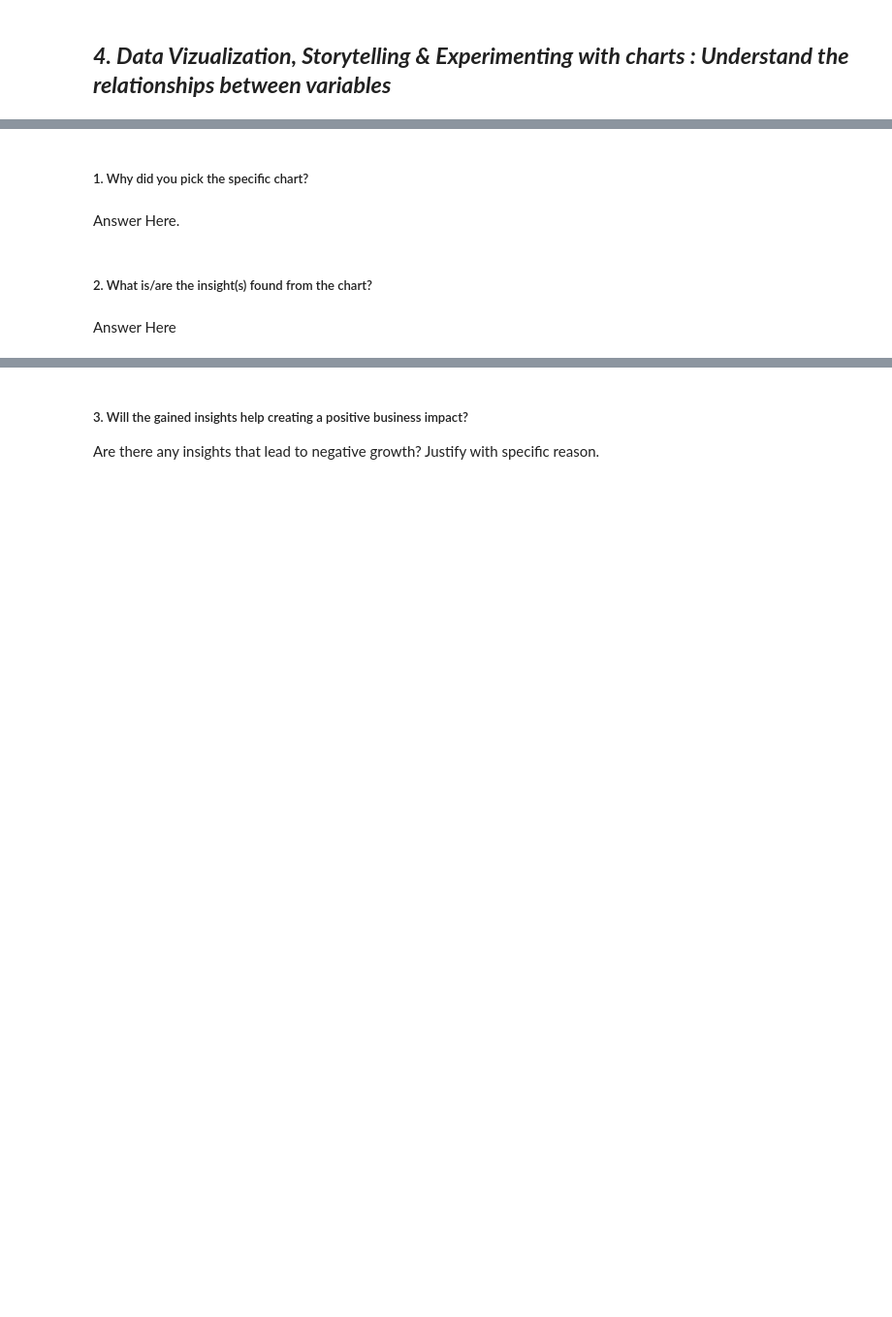
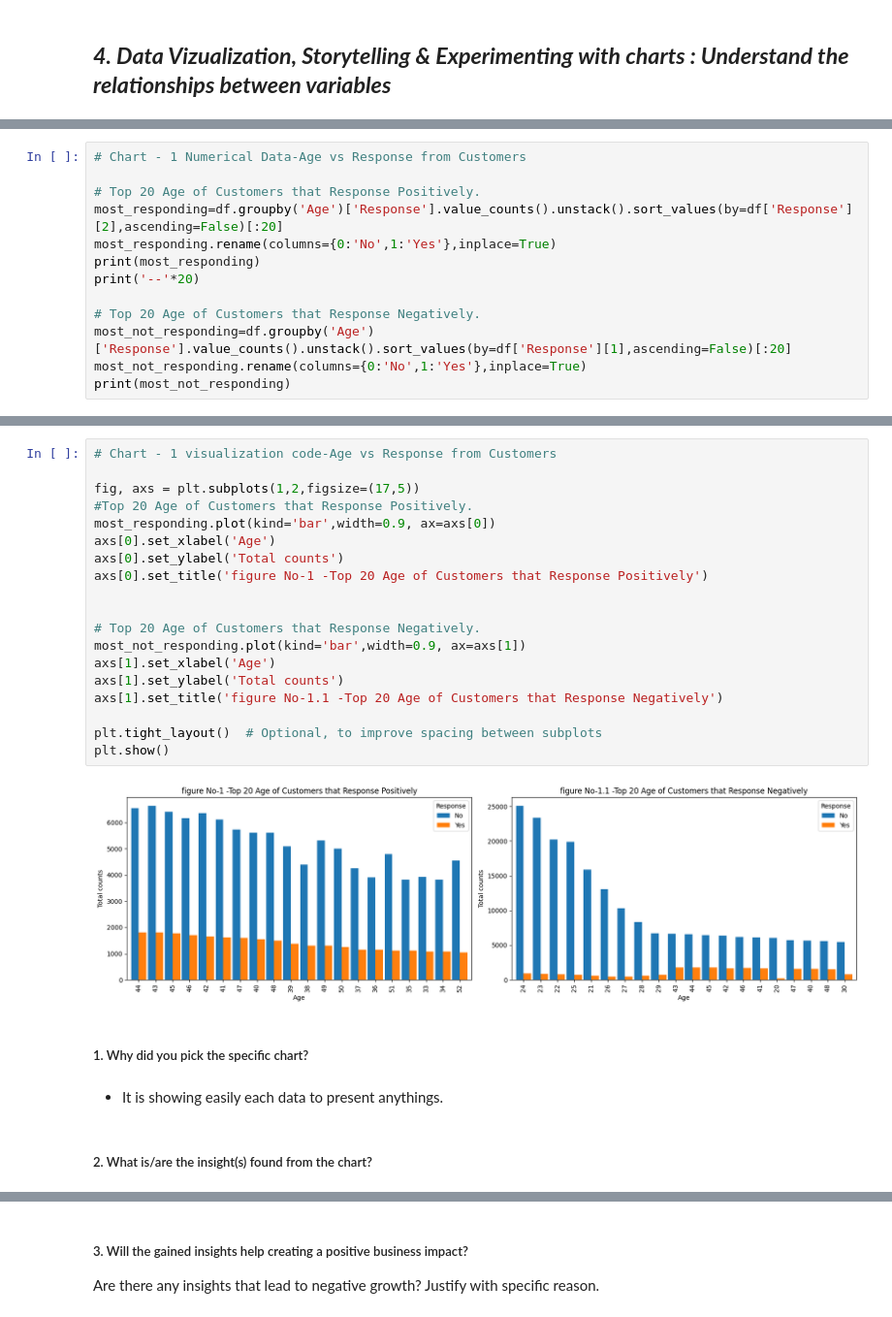
Before and after one commit to chetansgode/Health_Insurance_Cross_Sales_Prediction_classification, a Jupyter notebook: Health_Insurance_Cross_Sales_Prediction_classification.ipynb, the cells around one changed output, grey strips where cells are left out. Shown: that part at 97% size. Drawn from its saved outputs; the diff is of its cells as text; blank space fills up the shorter version.

```diff
--- a/Health_Insurance_Cross_Sales_Prediction_classification.ipynb
+++ b/Health_Insurance_Cross_Sales_Prediction_classification.ipynb
@@ -287,0 +348,13 @@ Answer Here.
+# %%
+# Chart - 1 Numerical Data-Age vs Response from Customers
+
+# Top 20 Age of Customers that Response Positively.
+most_responding=df.groupby('Age')['Response'].value_counts().unstack().sort_values(by=df['Response'][2],ascending=False)[:20]
+most_responding.rename(columns={0:'No',1:'Yes'},inplace=True)
+print(most_responding)
+print('--'*20)
+
+# Top 20 Age of Customers that Response Negatively.
+most_not_responding=df.groupby('Age')['Response'].value_counts().unstack().sort_values(by=df['Response'][1],ascending=False)[:20]
+most_not_responding.rename(columns={0:'No',1:'Yes'},inplace=True)
+print(most_not_responding)
@@ -288,8 +379,27 @@ Answer Here.
+# %%
+# Chart - 1 visualization code-Age vs Response from Customers
+
+fig, axs = plt.subplots(1,2,figsize=(17,5))
+#Top 20 Age of Customers that Response Positively.
+most_responding.plot(kind='bar',width=0.9, ax=axs[0])
+axs[0].set_xlabel('Age')
+axs[0].set_ylabel('Total counts')
+axs[0].set_title('figure No-1 -Top 20 Age of Customers that Response Positively')
+
+
+# Top 20 Age of Customers that Response Negatively.
+most_not_responding.plot(kind='bar',width=0.9, ax=axs[1])
+axs[1].set_xlabel('Age')
+axs[1].set_ylabel('Total counts')
+axs[1].set_title('figure No-1.1 -Top 20 Age of Customers that Response Negatively')
+
+plt.tight_layout()  # Optional, to improve spacing between subplots
+plt.show()
+# %% [output]
+[figure, added]
 # %% [markdown]
 ##### 1. Why did you pick the specific chart?
-# %% [markdown]
-Answer Here.
+# %% [markdown]
+* It is showing easily each data to present anythings.
 # %% [markdown]
 ##### 2. What is/are the insight(s) found from the chart?
-# %% [markdown]
-Answer Here
```
Also changed, not shown: parts of 49 cells of this notebook.
